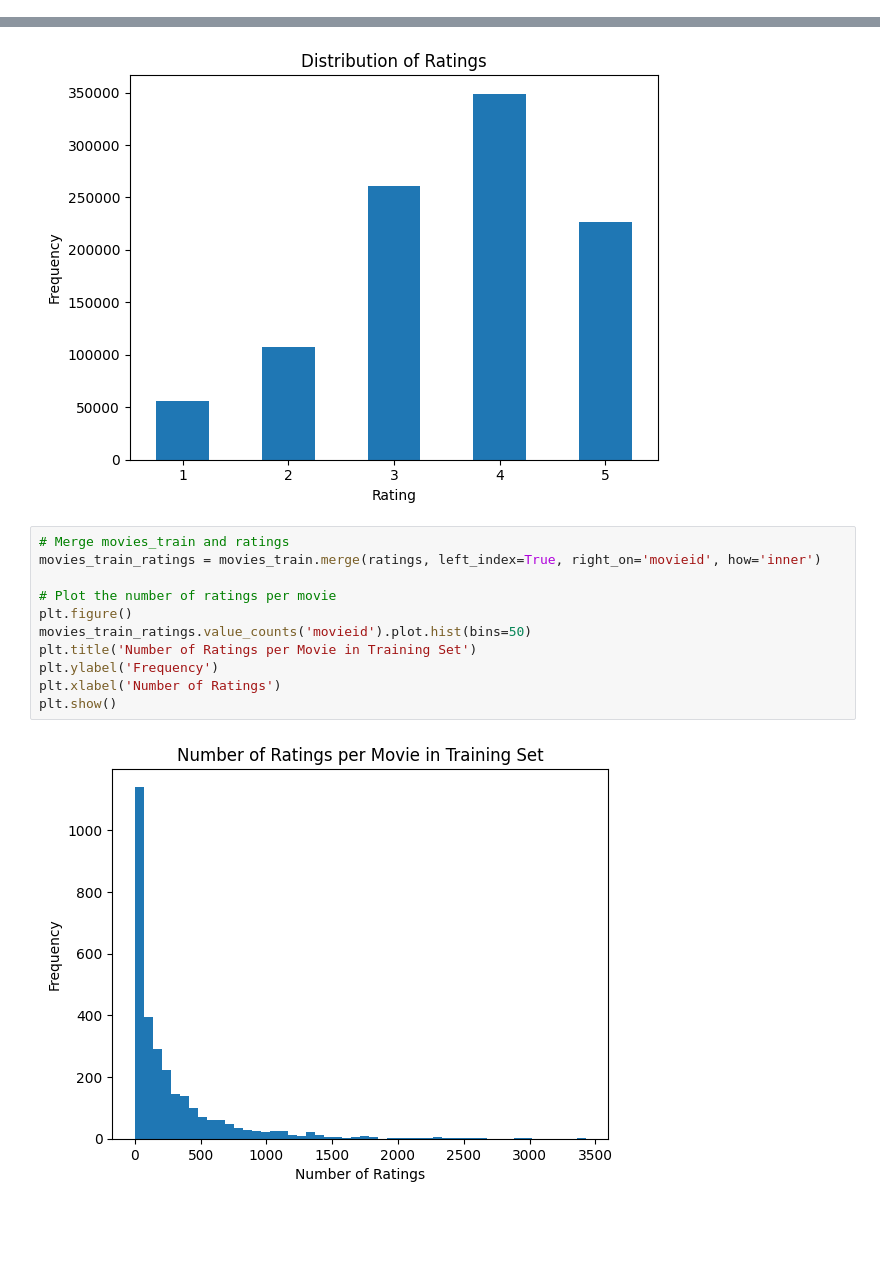
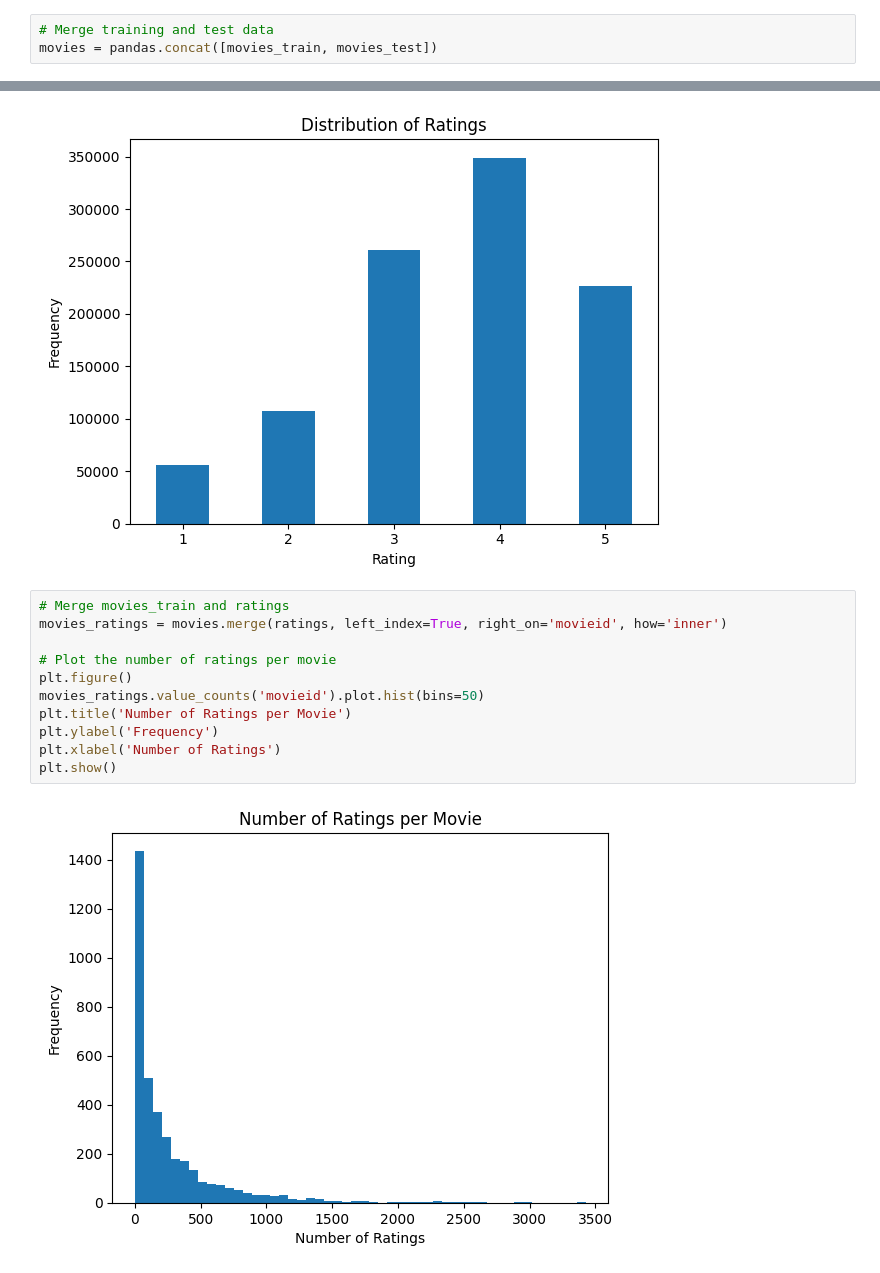
Before and after one commit to 21020673/INT3405E-Final-project, a Jupyter notebook: data visualization.ipynb, the cells around one changed output, grey strips where cells are left out. Drawn from its saved outputs; the diff is of its cells as text; blank space fills up the shorter version.

Commit message:
Minor changes to the data visualization notebook

```diff
--- a/data visualization.ipynb
+++ b/data visualization.ipynb
@@ -43,6 +43,9 @@ ratings.head()
 | 2 | 1 | 914 | 3 |
 | 3 | 1 | 3408 | 4 |
 | 4 | 1 | 2355 | 5 |
+# %%
+# Merge training and test data
+movies = pandas.concat([movies_train, movies_test])
 # %% [markdown]
 Data Visualization
 # %%
@@ -81,14 +73,14 @@ plt.show()
 [figure]
 # %%
 # Merge movies_train and ratings
-movies_train_ratings = movies_train.merge(ratings, left_index=True, right_on='movieid', how='inner')
+movies_ratings = movies.merge(ratings, left_index=True, right_on='movieid', how='inner')
 
 # Plot the number of ratings per movie
 plt.figure()
-movies_train_ratings.value_counts('movieid').plot.hist(bins=50)
-plt.title('Number of Ratings per Movie in Training Set')
+movies_ratings.value_counts('movieid').plot.hist(bins=50)
+plt.title('Number of Ratings per Movie')
 plt.ylabel('Frequency')
 plt.xlabel('Number of Ratings')
 plt.show()
 # %% [output]
-[figure, old version]
+[figure, new version]
```
Also changed, not shown: parts of 3 cells of this notebook, 2 other files.
